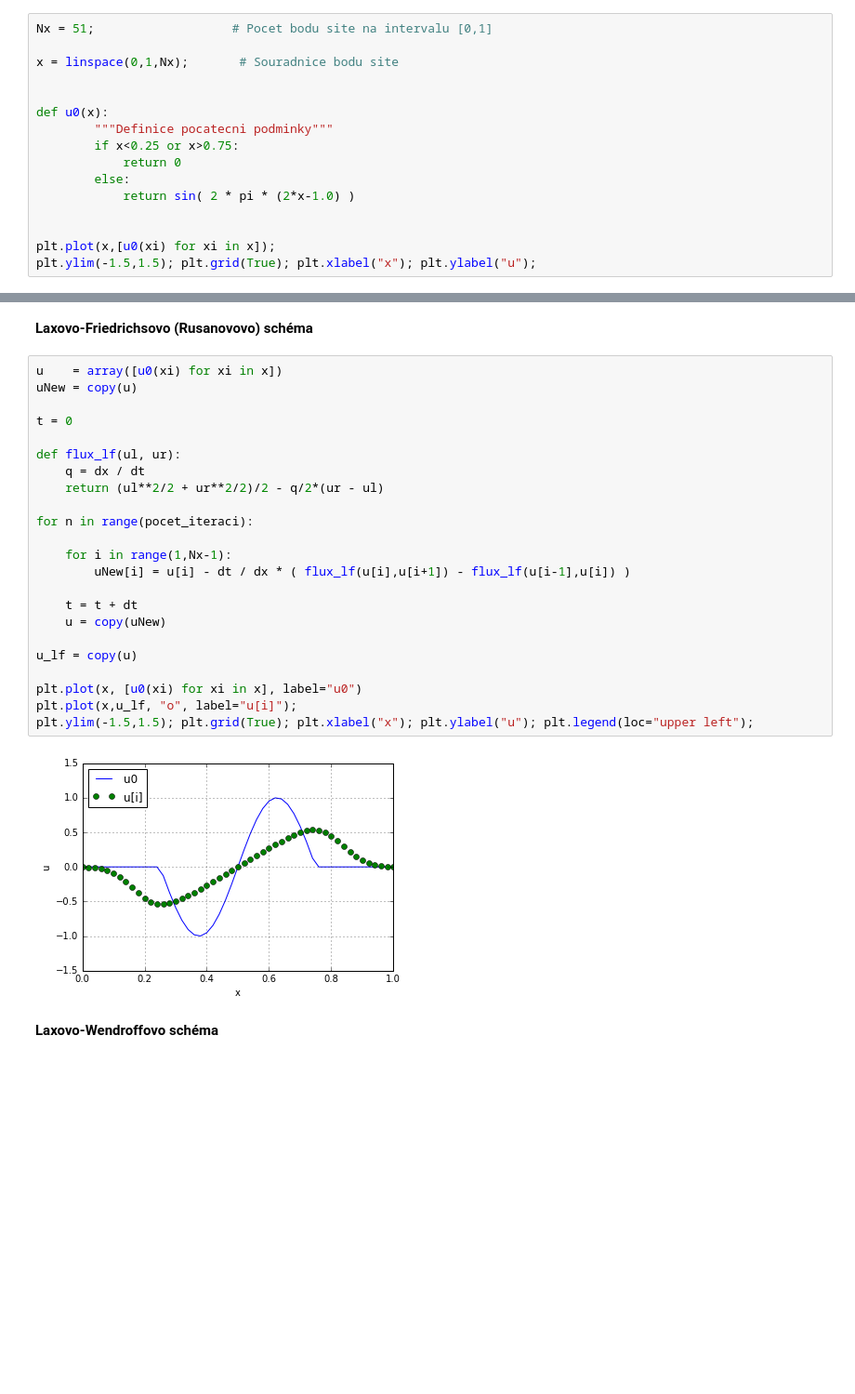
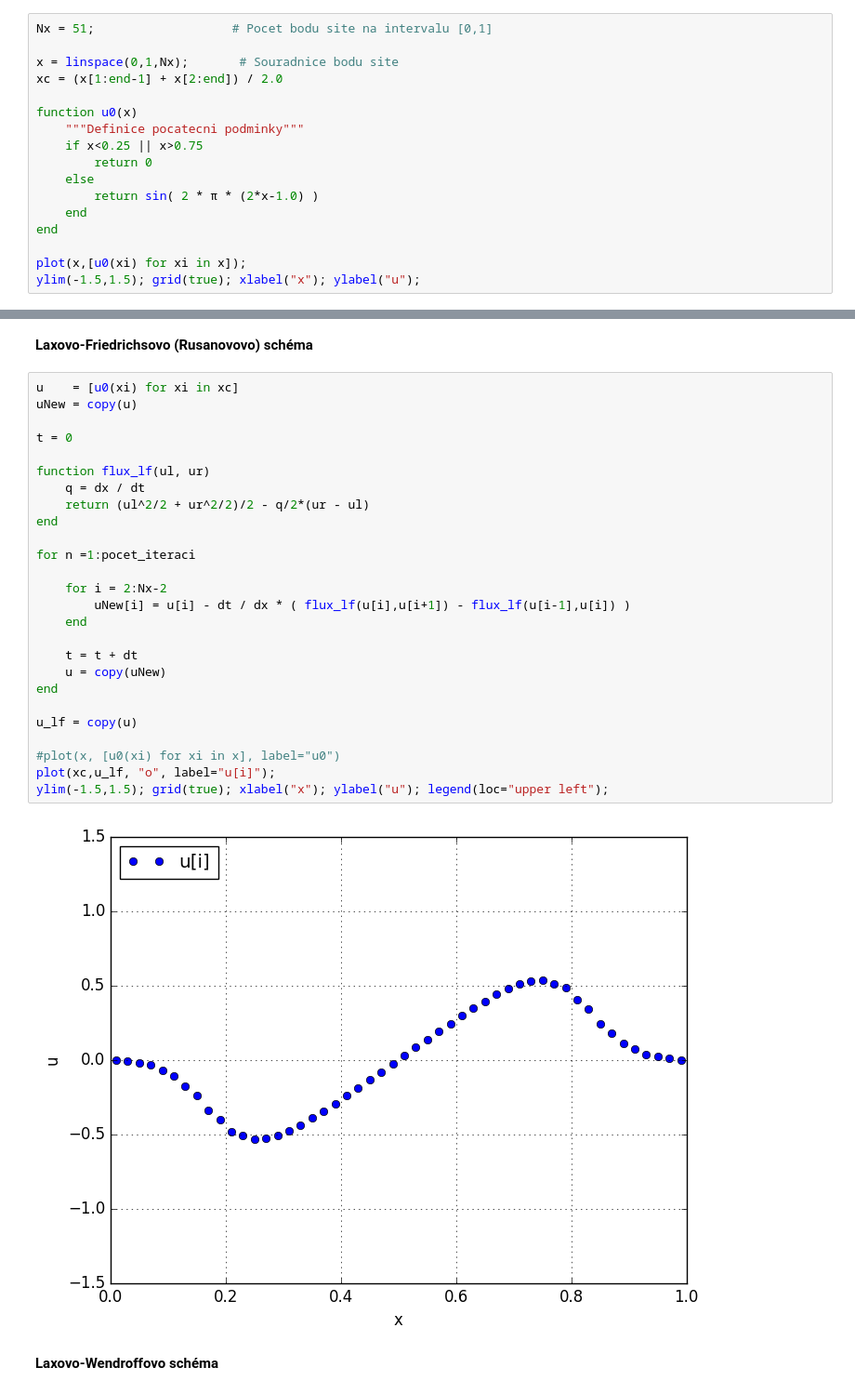
Before and after one commit to furstj/MMPP, a Jupyter notebook: lessons/02_burgersova_rovnice.ipynb, the cells around one changed output, grey strips where cells are left out. Shown at 93% size. Cells and saved outputs as stored; diff of their text form; blank space fills up the shorter version.

```diff
--- a/lessons/02_burgersova_rovnice.ipynb
+++ b/lessons/02_burgersova_rovnice.ipynb
@@ -74,16 +72,17 @@ import matplotlib.pyplot as plt
 Nx = 51;                   # Pocet bodu site na intervalu [0,1]
 
 x = linspace(0,1,Nx);       # Souradnice bodu site
+xc = (x[1:end-1] + x[2:end]) / 2.0
 
+function u0(x)
+    """Definice pocatecni podminky"""
+    if x<0.25 || x>0.75
+        return 0
+    else
+        return sin( 2 * π * (2*x-1.0) )
+    end
+end
 
-def u0(x):
-        """Definice pocatecni podminky"""
-        if x<0.25 or x>0.75:
-            return 0
-        else:
-            return sin( 2 * pi * (2*x-1.0) )
-
-
-plt.plot(x,[u0(xi) for xi in x]);
-plt.ylim(-1.5,1.5); plt.grid(True); plt.xlabel("x"); plt.ylabel("u");
+plot(x,[u0(xi) for xi in x]);
+ylim(-1.5,1.5); grid(true); xlabel("x"); ylabel("u");
 # %% [output]
@@ -125,30 +131,33 @@ plt.ylim(-1.5,1.5); plt.grid(True); plt.xlabel("x"); plt.ylabel("u"); plt.legend
 # %% [markdown]
 **Laxovo-Friedrichsovo (Rusanovovo) schéma**
 # %%
-u    = array([u0(xi) for xi in x])
+u    = [u0(xi) for xi in xc]
 uNew = copy(u)
 
 t = 0
 
-def flux_lf(ul, ur):
+function flux_lf(ul, ur)
     q = dx / dt
-    return (ul**2/2 + ur**2/2)/2 - q/2*(ur - ul)
+    return (ul^2/2 + ur^2/2)/2 - q/2*(ur - ul)
+end
 
-for n in range(pocet_iteraci):
+for n =1:pocet_iteraci
 
-    for i in range(1,Nx-1):
+    for i = 2:Nx-2
         uNew[i] = u[i] - dt / dx * ( flux_lf(u[i],u[i+1]) - flux_lf(u[i-1],u[i]) )
+    end
 
     t = t + dt
     u = copy(uNew)
+end
 
 u_lf = copy(u)
 
-plt.plot(x, [u0(xi) for xi in x], label="u0")
-plt.plot(x,u_lf, "o", label="u[i]");
-plt.ylim(-1.5,1.5); plt.grid(True); plt.xlabel("x"); plt.ylabel("u"); plt.legend(loc="upper left");
+#plot(x, [u0(xi) for xi in x], label="u0")
+plot(xc,u_lf, "o", label="u[i]");
+ylim(-1.5,1.5); grid(true); xlabel("x"); ylabel("u"); legend(loc="upper left");
 # %% [output]
-[figure, old version]
+[figure, new version]
 # %% [markdown]
 **Laxovo-Wendroffovo schéma**
 # %%
```
Also changed, not shown: parts of 13 cells of this notebook.
